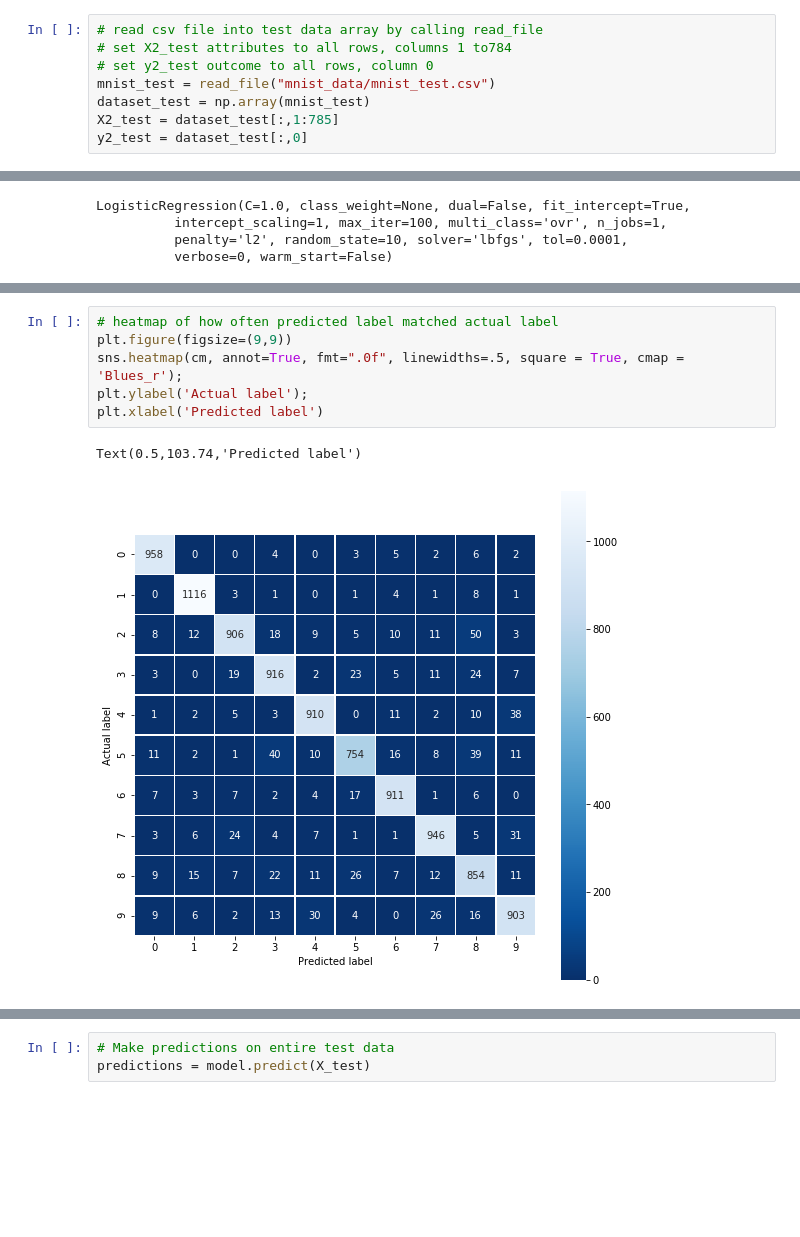
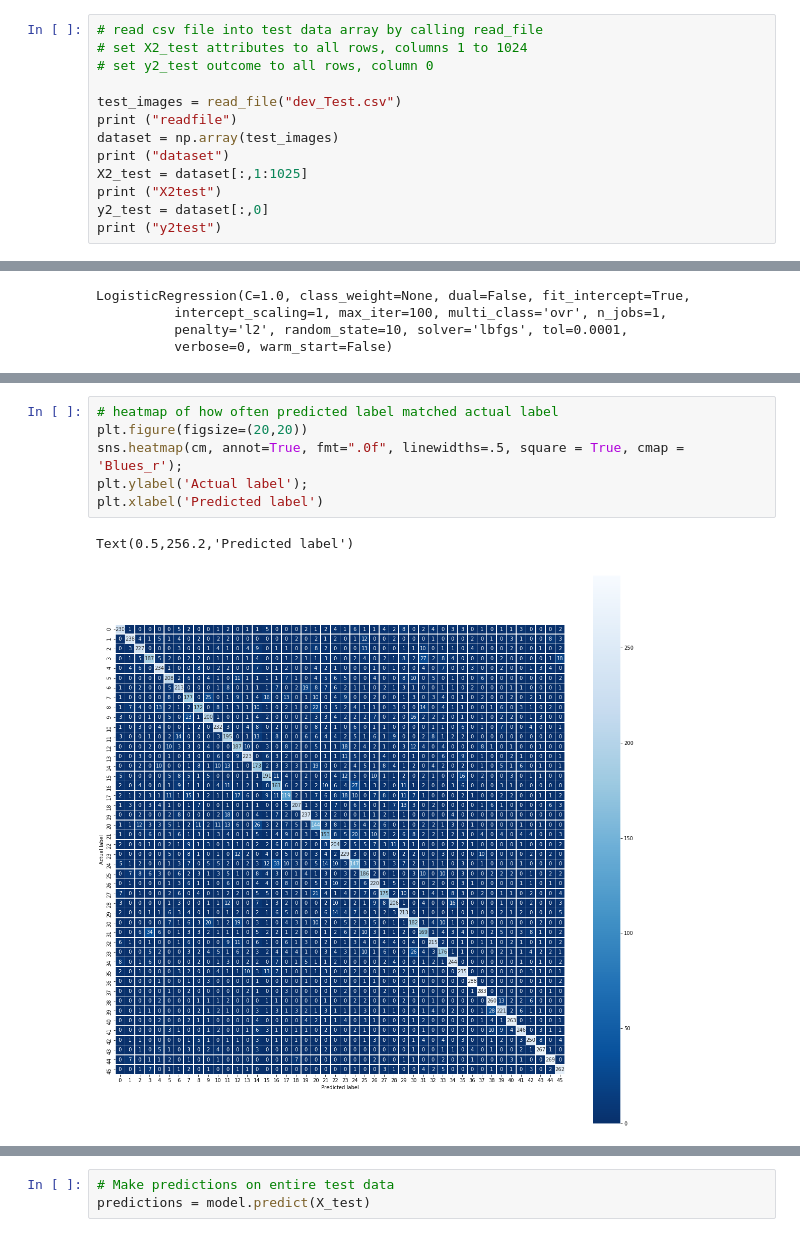
Before and after one commit to suziecyee/Devanagari, a Jupyter notebook: c4_Devanagari_Apply_classifiers_Suzie_Yee.ipynb, the cells around one changed output, grey strips where cells are left out. Drawn from its saved outputs; the diff is of its cells as text; blank space fills up the shorter version.

```diff
--- a/c4_Devanagari_Apply_classifiers_Suzie_Yee.ipynb
+++ b/c4_Devanagari_Apply_classifiers_Suzie_Yee.ipynb
@@ -76,9 +81,14 @@ gc.collect()
 0
 # %%
 # read csv file into test data array by calling read_file
-# set X2_test attributes to all rows, columns 1 to784
+# set X2_test attributes to all rows, columns 1 to 1024
 # set y2_test outcome to all rows, column 0
-mnist_test = read_file("mnist_data/mnist_test.csv")
-dataset_test = np.array(mnist_test)
-X2_test = dataset_test[:,1:785]
-y2_test = dataset_test[:,0]
+
+test_images = read_file("dev_Test.csv")
+print ("readfile")
+dataset = np.array(test_images)
+print ("dataset")
+X2_test = dataset[:,1:1025]
+print ("X2test")
+y2_test = dataset[:,0]
+print ("y2test")
@@ -230,12 +250,12 @@ gc.collect()
 # %%
 # heatmap of how often predicted label matched actual label
-plt.figure(figsize=(9,9))
+plt.figure(figsize=(20,20))
 sns.heatmap(cm, annot=True, fmt=".0f", linewidths=.5, square = True, cmap = 'Blues_r');
 plt.ylabel('Actual label');
 plt.xlabel('Predicted label')
 # %% [output]
-Text(0.5,103.74,'Predicted label')
+Text(0.5,256.2,'Predicted label')
-[figure, old version]
+[figure, new version]
 # %%
 # Returns a NumPy Array
 # Predict for One Observation (image)
```
Also changed, not shown: parts of 26 cells of this notebook.
